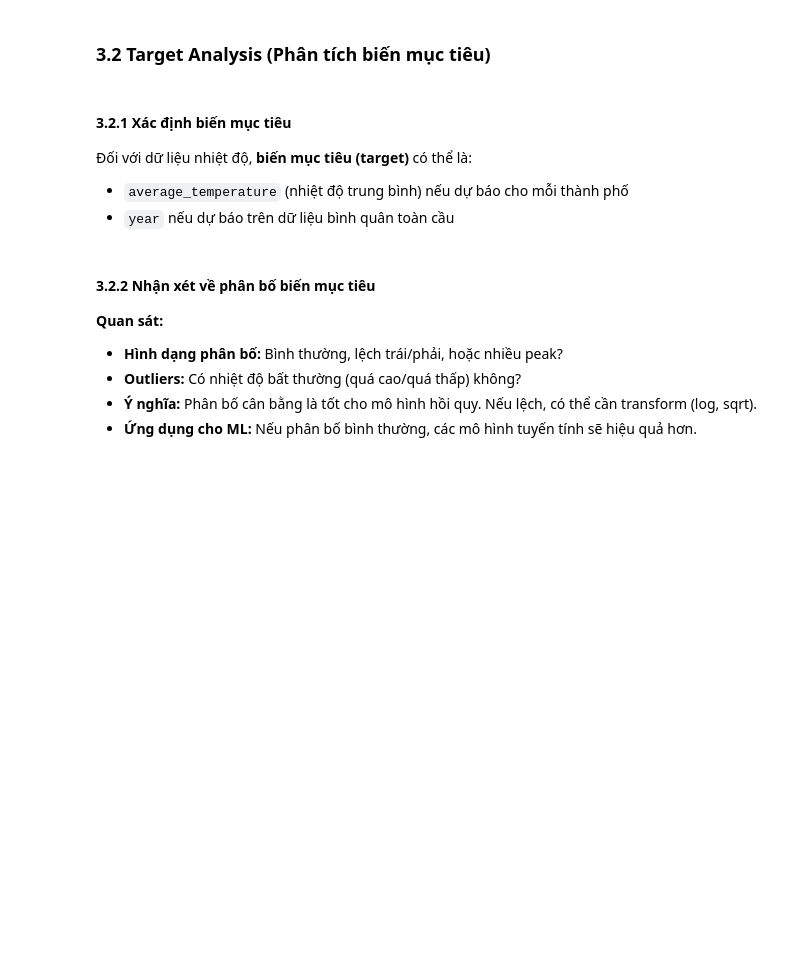
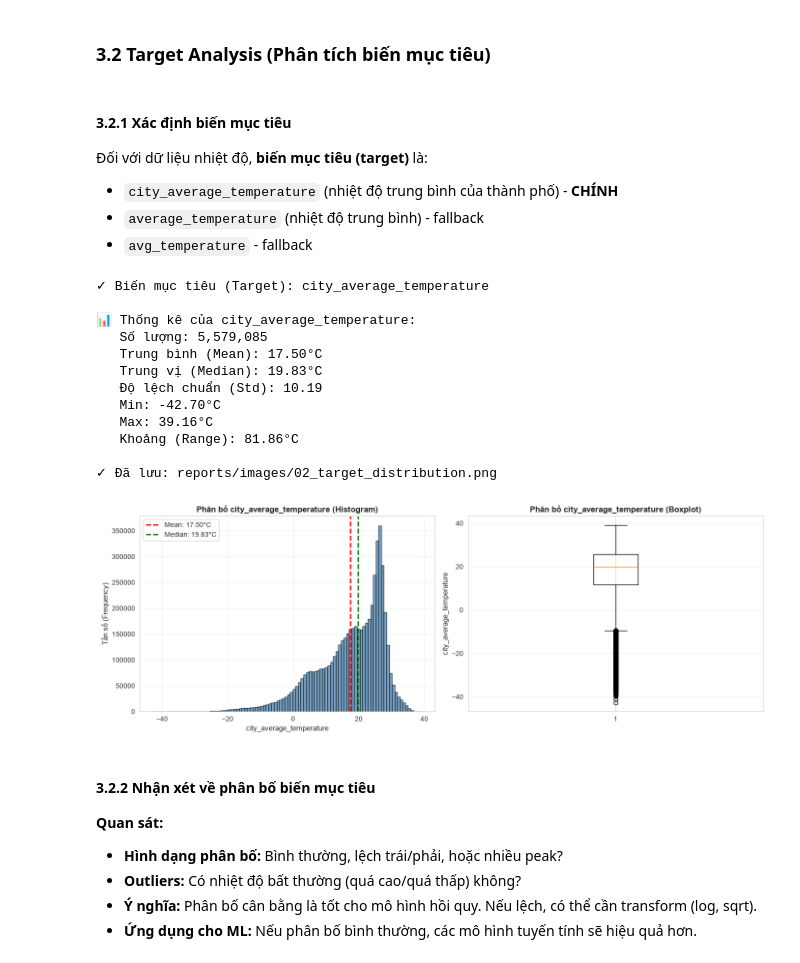
Before and after one commit to Sekaiiii1/Global-Surface-Temperature-Analysis, a Jupyter notebook: notebooks_v1/04_eda_visualization.ipynb, the cells around one changed output. Saved outputs shown, nothing was run; the diff lists cells and outputs as text; code cells hidden in the pictures; blank space fills up the shorter version.

```diff
--- a/notebooks_v1/04_eda_visualization.ipynb
+++ b/notebooks_v1/04_eda_visualization.ipynb
@@ -264,14 +292,17 @@ if df is not None:
 # %% [markdown]
 #### 3.2.1 Xác định biến mục tiêu
 
-Đối với dữ liệu nhiệt độ, **biến mục tiêu (target)** có thể là:
-- `average_temperature` (nhiệt độ trung bình) nếu dự báo cho mỗi thành phố
-- `year` nếu dự báo trên dữ liệu bình quân toàn cầu
+Đối với dữ liệu nhiệt độ, **biến mục tiêu (target)** là:
+- `city_average_temperature` (nhiệt độ trung bình của thành phố) - **CHÍNH**
+- `average_temperature` (nhiệt độ trung bình) - fallback
+- `avg_temperature` - fallback
 # %%
 if df is not None:
-    # Xác định cột mục tiêu (thường là average_temperature)
+    # Xác định cột mục tiêu - ưu tiên city_average_temperature
     target_col = None
-    if 'average_temperature' in df.columns:
+    if 'city_average_temperature' in df.columns:
+        target_col = 'city_average_temperature'
+    elif 'average_temperature' in df.columns:
         target_col = 'average_temperature'
     elif 'avg_temperature' in df.columns:
         target_col = 'avg_temperature'
@@ -297,34 +328,48 @@ if df is not None:
         n_bins = max(20, min(100, n_data // 100 + 30))
 
         # Histogram
         fig, axes = plt.subplots(1, 2, figsize=(14, 5))
 
         # Histogram
         axes[0].hist(target_data, bins=n_bins, color='steelblue', edgecolor='black', alpha=0.7)
         axes[0].axvline(target_data.mean(), color='red', linestyle='--', linewidth=2, label=f'Mean: {target_data.mean():.2f}°C')
         axes[0].axvline(target_data.median(), color='green', linestyle='--', linewidth=2, label=f'Median: {target_data.median():.2f}°C')
         axes[0].set_xlabel(target_col, fontsize=11)
         axes[0].set_ylabel('Tần số (Frequency)', fontsize=11)
         axes[0].set_title(f'Phân bố {target_col} (Histogram)', fontsize=12, fontweight='bold')
         axes[0].legend()
         axes[0].grid(True, alpha=0.3)
 
         # Boxplot
         axes[1].boxplot(target_data, vert=True)
         axes[1].set_ylabel(target_col, fontsize=11)
         axes[1].set_title(f'Phân bố {target_col} (Boxplot)', fontsize=12, fontweight='bold')
         axes[1].grid(True, alpha=0.3, axis='y')
 
         plt.tight_layout()
 
         # Lưu ảnh
         if REPORT_IMAGES.exists():
             plt.savefig(REPORT_IMAGES / '02_target_distribution.png', dpi=300, bbox_inches='tight')
             print("\n✓ Đã lưu: reports/images/02_target_distribution.png")
 
         plt.show()
     else:
-        print("⚠ Không tìm thấy cột mục tiêu (average_temperature hoặc avg_temperature)")
+        print("⚠ Không tìm thấy cột mục tiêu (city_average_temperature, average_temperature hoặc avg_temperature)")
+# %% [output]
+✓ Biến mục tiêu (Target): city_average_temperature
+
+📊 Thống kê của city_average_temperature:
+   Số lượng: 5,579,085
+   Trung bình (Mean): 17.50°C
+   Trung vị (Median): 19.83°C
+   Độ lệch chuẩn (Std): 10.19
+   Min: -42.70°C
+   Max: 39.16°C
+   Khoảng (Range): 81.86°C
+
+✓ Đã lưu: reports/images/02_target_distribution.png
+[figure, added]
 # %% [markdown]
 #### 3.2.2 Nhận xét về phân bố biến mục tiêu
 
```
Also changed, not shown: parts of 14 cells of this notebook, 1 other file.
